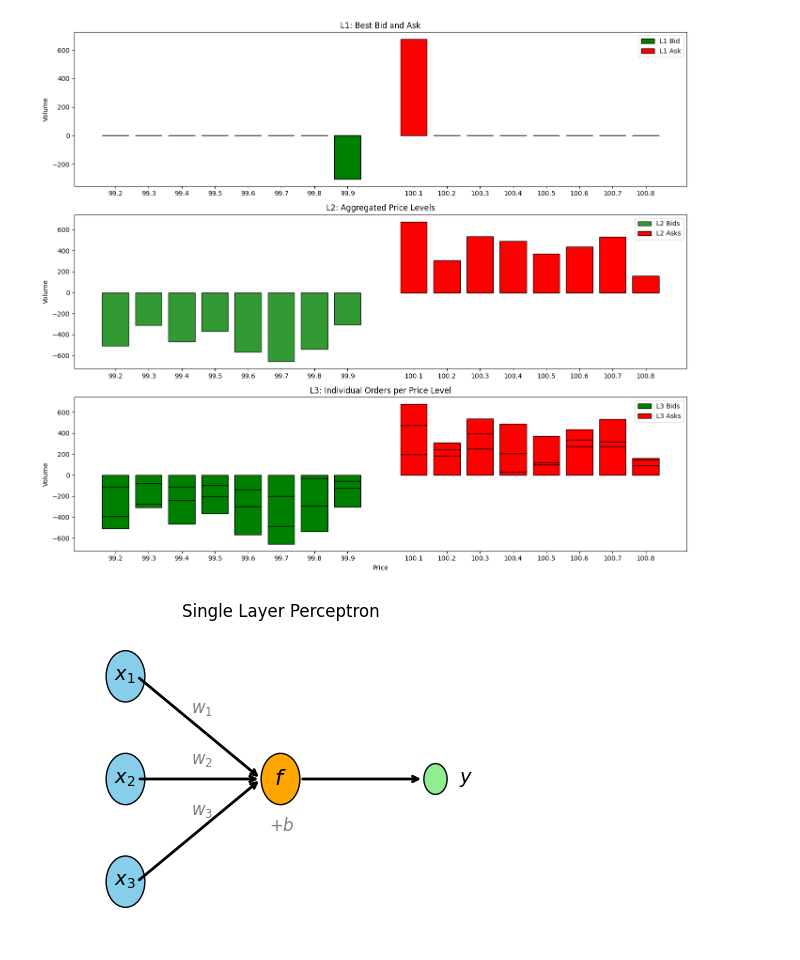
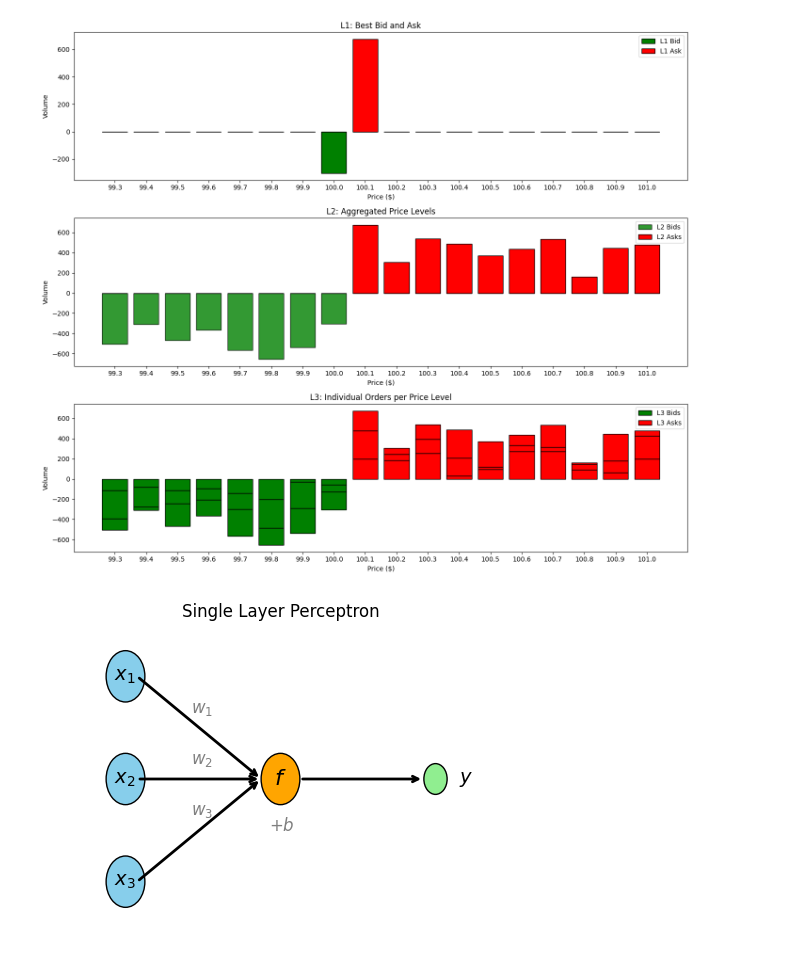
Before and after one commit to benhunt19/deep-lob-project, a Jupyter notebook: src/notebooks/genericNotebook.ipynb, the cells around one changed output. Cells and saved outputs as stored; diff of their text form; code cells hidden in the pictures.

```diff
--- a/src/notebooks/genericNotebook.ipynb
+++ b/src/notebooks/genericNotebook.ipynb
@@ -1,11 +1,11 @@
 # %%
 import pandas as pd
 import numpy as np
+import matplotlib.pyplot as plt
 from matplotlib.patches import Patch
-import matplotlib.pyplot as plt
 
 # --- Generate Full L3 DataFrame Only ---
-def generate_l3_data():
+def generate_l3_data(price_levels):
     # Use the price_levels variable already present in the notebook
     # Generate synthetic L3 data with 5 orders per price level, random sizes
 
@@ -49,10 +49,12 @@ def aggregate_l2_from_l3(l3_df):
 
 # --- Main ---
 if __name__ == '__main__':
-    l3_df = generate_l3_data()
+    price_levels = np.arange(99.3, 101, 0.1)  # example: from 98.5 to 101.5
+
+    l3_df = generate_l3_data(price_levels)
     l1 = extract_l1(l3_df)
     l2 = aggregate_l2_from_l3(l3_df)
-    price_levels = sorted(l3_df['price'].unique())
+    # price_levels = sorted(l3_df['price'].unique())
 
     fig, axs = plt.subplots(3, 1, figsize=(14, 12))
 
@@ -64,6 +66,7 @@ if __name__ == '__main__':
     axs[0].set_xticks(price_levels)
     axs[0].set_title("L1: Best Bid and Ask")
     axs[0].set_ylabel("Volume")
+    axs[0].set_xlabel("Price ($)")
     axs[0].legend()
 
     # --- L2 ---
@@ -74,6 +77,7 @@ if __name__ == '__main__':
     axs[1].set_title("L2: Aggregated Price Levels")
     axs[1].set_ylabel("Volume")
     axs[1].legend()
+    axs[1].set_xlabel("Price ($)")
     axs[1].set_xticks(price_levels)
 
     # --- L3 ---
@@ -84,35 +88,35 @@ if __name__ == '__main__':
     for (price, side), group in grouped:
         total_height = 0
         for _, row in group.iterrows():
             axs[2].bar(
                 price,
                 row['size'] * (-1 if side == 'bid' else 1),
                 bottom=total_height if side == 'ask' else -total_height,
                 width=bar_width,
                 color=colors[side],
                 edgecolor='black',
                 linewidth=1,
                 alpha=1,
                 zorder=1
             )
             if side == 'ask':
                 total_height += row['size']
             else:
                 total_height += row['size']
     axs[2].set_title("L3: Individual Orders per Price Level")
-    axs[2].set_xlabel("Price")
+    axs[2].set_xlabel("Price ($)")
     axs[2].set_ylabel("Volume")
     axs[2].set_xticks(price_levels)
     custom_legend = [
         Patch(facecolor='green', edgecolor='black', label='L3 Bids'),
         Patch(facecolor='red', edgecolor='black', label='L3 Asks')
     ]
     axs[2].legend(handles=custom_legend)
 
     plt.tight_layout()
     plt.show()
 # %% [output]
-[figure, old version]
+[figure, new version]
 # %%
 import matplotlib.pyplot as plt
 
```
Also changed, not shown: parts of 1 cell of this notebook, 7 other files.
